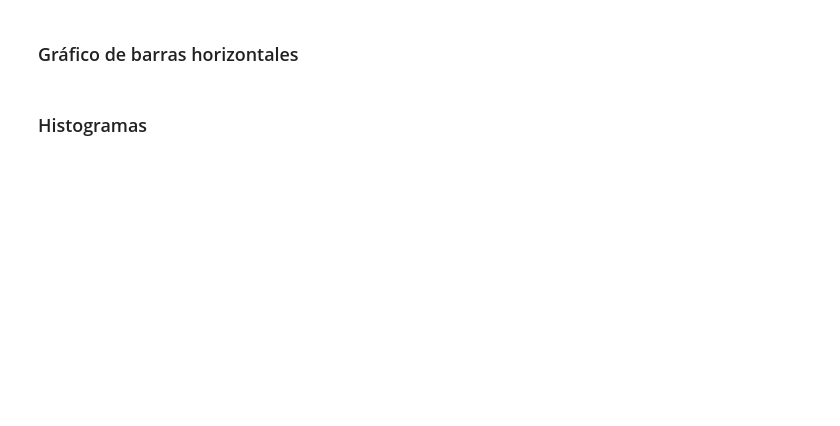
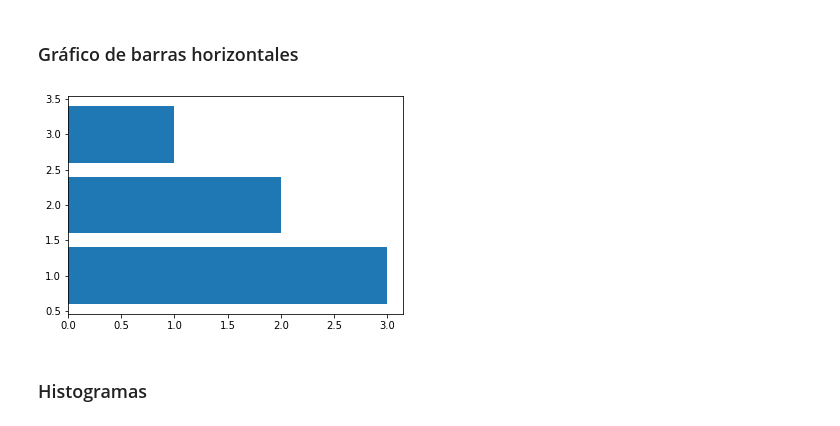
Before and after one commit to ri1965/DataScience, a Jupyter notebook: 1.Intro/9_Intro_Matplotib.ipynb, the cells around one changed output. Cells and saved outputs as stored; diff of their text form; code cells hidden in the pictures; blank space fills up the shorter version.

```diff
--- a/1.Intro/9_Intro_Matplotib.ipynb
+++ b/1.Intro/9_Intro_Matplotib.ipynb
@@ -126,9 +136,12 @@ plt.show()
 ### Gráfico de barras horizontales
 # %%
 import matplotlib.pyplot as plt
-fig, ax = plt.subplots()
+fig = plt.figure()
+ax = fig.subplots()
 ax.barh([1, 2, 3], [3, 2, 1])
 plt.show()
+# %% [output]
+[figure, added]
 # %% [markdown]
 ### Histogramas
 # %%
```
Also changed, not shown: parts of 23 cells of this notebook.
